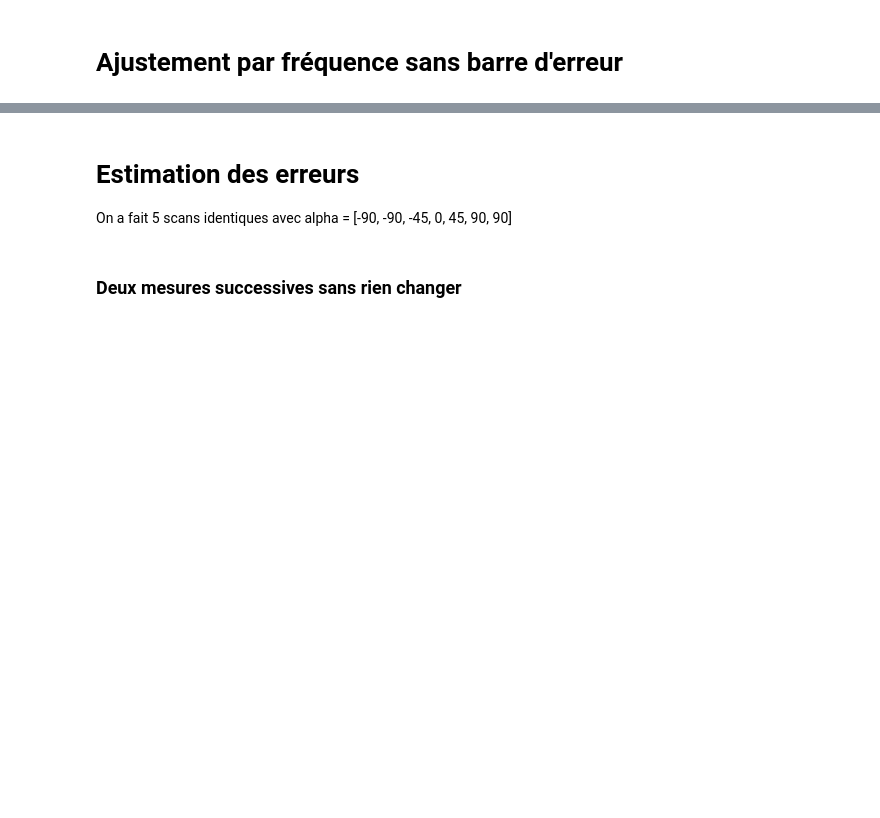
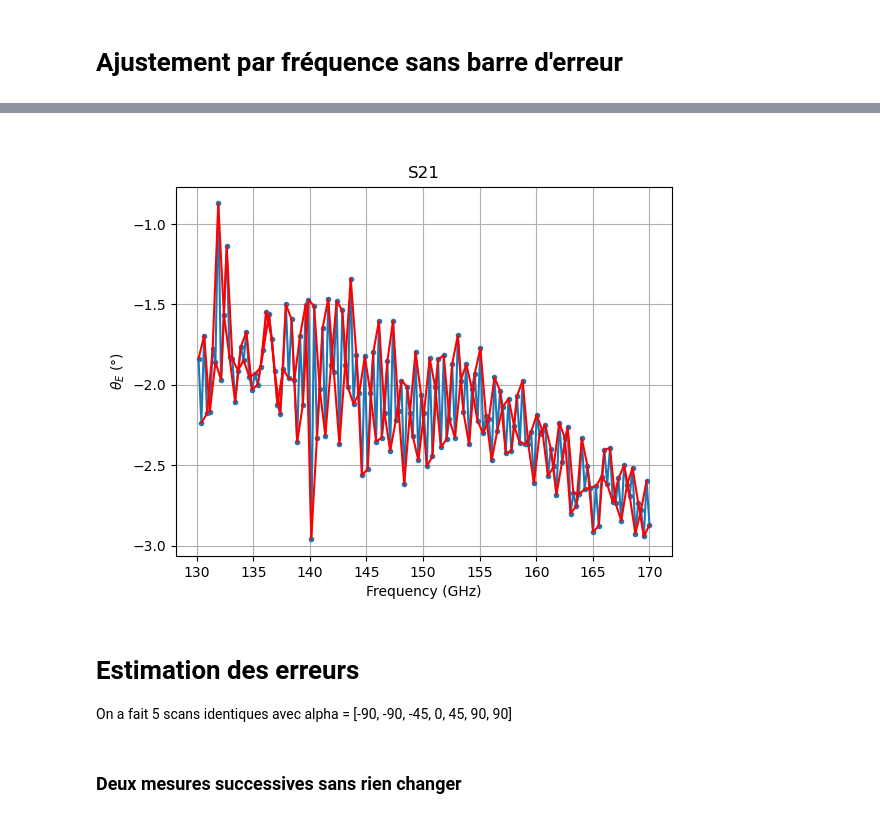
Before and after one commit to mousset/COSMOCal, a Jupyter notebook: Analyse_Malus_thetaR.ipynb, the cells around one changed output, grey strips where cells are left out. Cells and saved outputs as stored; diff of their text form; code cells hidden in the pictures; blank space fills up the shorter version.

Commit message:
improve a plot

```diff
--- a/Analyse_Malus_thetaR.ipynb
+++ b/Analyse_Malus_thetaR.ipynb
@@ -45,12 +45,12 @@ def fold_angles_180(angles):
 def cos2(theta_R, theta_E, A):
     return A * np.cos(np.radians(theta_E - theta_R))**2
 # %%
-# data_path = '/home/lmousset/Projets_Recherche/COSMOCal/Tests_IAS_2026/Data/'
-data_path = "C:\\Users\\Administrator\\Documents\\Scripts_Commande_VNA\\CosmoCal_data\\"
+data_path = '/home/lmousset/Projets_Recherche/COSMOCal/Tests_IAS_2026/Data/'
+#data_path = "C:\\Users\\Administrator\\Documents\\Scripts_Commande_VNA\\CosmoCal_data\\"
 
-# plot_path = '/home/lmousset/Projets_Recherche/COSMOCal/Tests_IAS_2026/Plots/'
-plot_path = "C:\\Users\\Administrator\\Documents\\Scripts_Commande_VNA\\Louise_dev\\Plots\\"
-save_plots = False
+plot_path = '/home/lmousset/Projets_Recherche/COSMOCal/Tests_IAS_2026/Plots/'
+#plot_path = "C:\\Users\\Administrator\\Documents\\Scripts_Commande_VNA\\Louise_dev\\Plots\\"
+save_plots = True
 # %% [markdown]
 
 
@@ -311,21 +392,24 @@ if save_plots:
 # %%
 def linear_model(x, a, b):
     return a * x + b
 
 ind_cut = 120
 popt, pcov = curve_fit(linear_model, freq_samples[fstart_ind+ind_cut:nfreqs], allthetaE[ind_cut:], sigma=allthetaE_err[ind_cut:], absolute_sigma=True)
 afit, bfit = popt
 
 plt.figure()
-plt.errorbar(freq_samples[fstart_ind:nfreqs][::2], allthetaE[::2], yerr=None, fmt='.-')
-plt.errorbar(freq_samples[fstart_ind:nfreqs][1::2], allthetaE[1::2], yerr=None, fmt='.-')
+plt.errorbar(freq_samples[fstart_ind:nfreqs], allthetaE, yerr=None, fmt='.-')
+plt.errorbar(freq_samples[fstart_ind:nfreqs][::2], allthetaE[::2], yerr=None, fmt='-', color='r')
+plt.errorbar(freq_samples[fstart_ind:nfreqs][1::2], allthetaE[1::2], yerr=None, fmt='-', color='r')
 # plt.plot(freq_samples[fstart_ind+ind_cut:nfreqs], linear_model(freq_samples[fstart_ind+ind_cut:nfreqs], *popt), 'r-', label='Linear fit')
 plt.xlabel("Frequency (GHz)")
 plt.ylabel(r'$\theta_E$ (°)')
-plt.title(rf'{traces[t]} y = {afit:.3f} x + {bfit:.3f}')
+plt.title(rf'{traces[t]}')# y = {afit:.3f} x + {bfit:.3f}')
 plt.grid(10)
-plt.legend()
+#plt.legend()
 plt.show()
+# %% [output]
+[figure, added]
 # %% [markdown]
 # Estimation des erreurs
 
```
Also changed, not shown: parts of 10 cells of this notebook.
